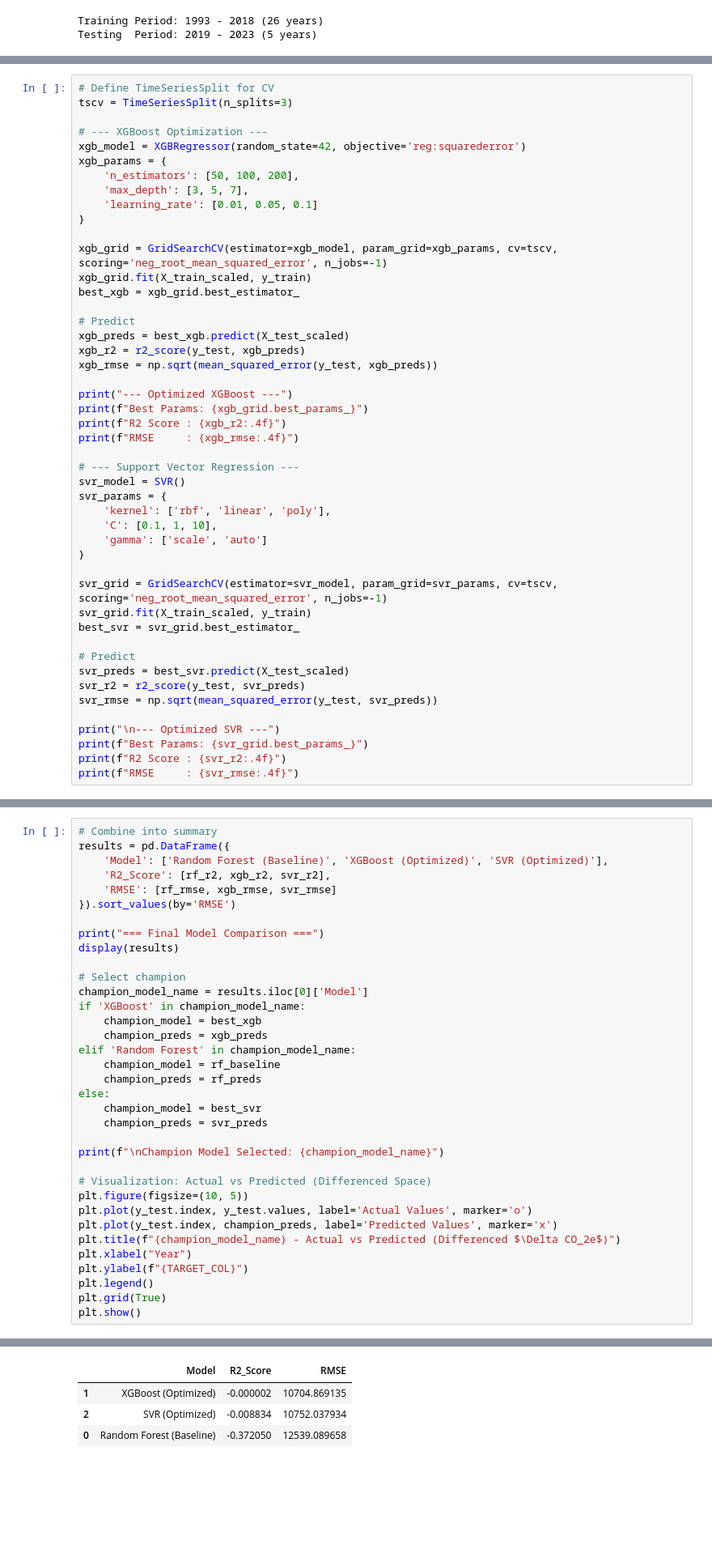
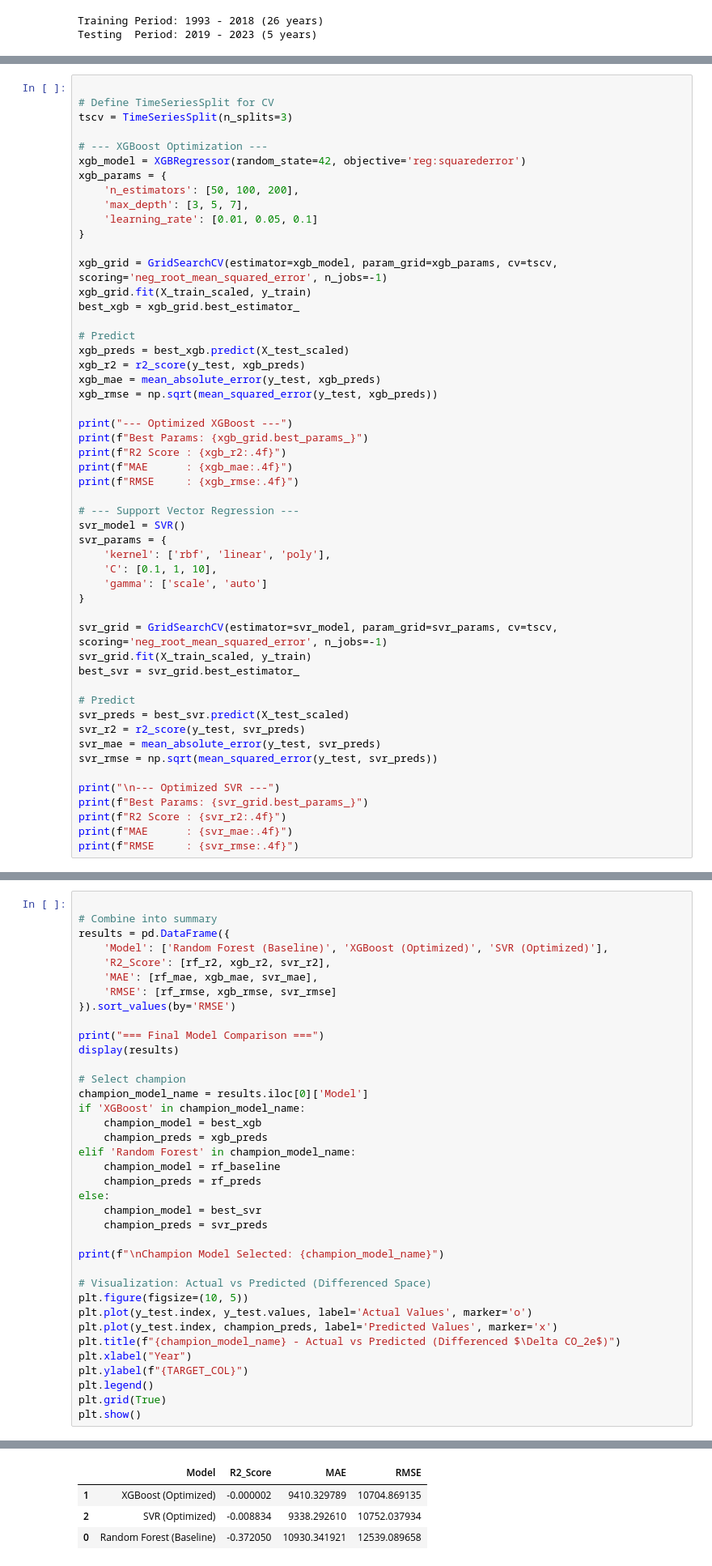
Before and after one commit to prakash-ukhalkar/India-Agri-Carbon-Prediction, a Jupyter notebook: notebooks/03_Predictive_Modeling_and_Optimization.ipynb, the cells around one changed output, grey strips where cells are left out. Shown at 81% size. Drawn from its saved outputs; the diff is of its cells as text; blank space fills up the shorter version.

```diff
--- a/notebooks/03_Predictive_Modeling_and_Optimization.ipynb
+++ b/notebooks/03_Predictive_Modeling_and_Optimization.ipynb
@@ -115,6 +115,7 @@ RMSE     : 12539.0897
 ### Step 4: Advanced Modeling with XGBoost & SVR
 **Rationale:** Gradient Boosting (XGBoost) iteratively corrects errors from previous trees, making it highly effective at capturing complex, non-linear relationships in environmental/agricultural data. Support Vector Regression (SVR) maps features into higher-dimensional space, acting as an alternative non-tree benchmark.
 # %%
+
 # Define TimeSeriesSplit for CV
 tscv = TimeSeriesSplit(n_splits=3)
 
@@ -133,11 +134,13 @@ best_xgb = xgb_grid.best_estimator_
 # Predict
 xgb_preds = best_xgb.predict(X_test_scaled)
 xgb_r2 = r2_score(y_test, xgb_preds)
+xgb_mae = mean_absolute_error(y_test, xgb_preds)
 xgb_rmse = np.sqrt(mean_squared_error(y_test, xgb_preds))
 
 print("--- Optimized XGBoost ---")
 print(f"Best Params: {xgb_grid.best_params_}")
 print(f"R2 Score : {xgb_r2:.4f}")
+print(f"MAE      : {xgb_mae:.4f}")
 print(f"RMSE     : {xgb_rmse:.4f}")
 
 # --- Support Vector Regression ---
@@ -155,11 +158,13 @@ best_svr = svr_grid.best_estimator_
 # Predict
 svr_preds = best_svr.predict(X_test_scaled)
 svr_r2 = r2_score(y_test, svr_preds)
+svr_mae = mean_absolute_error(y_test, svr_preds)
 svr_rmse = np.sqrt(mean_squared_error(y_test, svr_preds))
 
 print("\n--- Optimized SVR ---")
 print(f"Best Params: {svr_grid.best_params_}")
 print(f"R2 Score : {svr_r2:.4f}")
+print(f"MAE      : {svr_mae:.4f}")
 print(f"RMSE     : {svr_rmse:.4f}")
 # %% [output]
 --- Optimized XGBoost ---
@@ -175,46 +182,48 @@ RMSE     : 10752.0379
 ### Step 5: Model Comparison & Statistical Evaluation
 Compare the performance metrics of Random Forest, XGBoost, and SVR on the chronological test hold-out.
 # %%
+
 # Combine into summary
 results = pd.DataFrame({
     'Model': ['Random Forest (Baseline)', 'XGBoost (Optimized)', 'SVR (Optimized)'],
     'R2_Score': [rf_r2, xgb_r2, svr_r2],
+    'MAE': [rf_mae, xgb_mae, svr_mae],
     'RMSE': [rf_rmse, xgb_rmse, svr_rmse]
 }).sort_values(by='RMSE')
 
 print("=== Final Model Comparison ===")
 display(results)
 
 # Select champion
 champion_model_name = results.iloc[0]['Model']
 if 'XGBoost' in champion_model_name:
     champion_model = best_xgb
     champion_preds = xgb_preds
 elif 'Random Forest' in champion_model_name:
     champion_model = rf_baseline
     champion_preds = rf_preds
 else:
     champion_model = best_svr
     champion_preds = svr_preds
 
 print(f"\nChampion Model Selected: {champion_model_name}")
 
 # Visualization: Actual vs Predicted (Differenced Space)
 plt.figure(figsize=(10, 5))
 plt.plot(y_test.index, y_test.values, label='Actual Values', marker='o')
 plt.plot(y_test.index, champion_preds, label='Predicted Values', marker='x')
 plt.title(f"{champion_model_name} - Actual vs Predicted (Differenced $\Delta CO_2e$)")
 plt.xlabel("Year")
 plt.ylabel(f"{TARGET_COL}")
 plt.legend()
 plt.grid(True)
 plt.show()
 # %% [output]
 === Final Model Comparison ===
-|  | Model | R2_Score | RMSE |
-| 1 | XGBoost (Optimized) | -0.000002 | 10704.869135 |
-| 2 | SVR (Optimized) | -0.008834 | 10752.037934 |
-| 0 | Random Forest (Baseline) | -0.372050 | 12539.089658 |
+|  | Model | R2_Score | MAE | RMSE |
+| 1 | XGBoost (Optimized) | -0.000002 | 9410.329789 | 10704.869135 |
+| 2 | SVR (Optimized) | -0.008834 | 9338.292610 | 10752.037934 |
+| 0 | Random Forest (Baseline) | -0.372050 | 10930.341921 | 12539.089658 |
 Champion Model Selected: XGBoost (Optimized)
 [figure]
 # %% [markdown]
```
Also changed, not shown: parts of 2 cells of this notebook.
